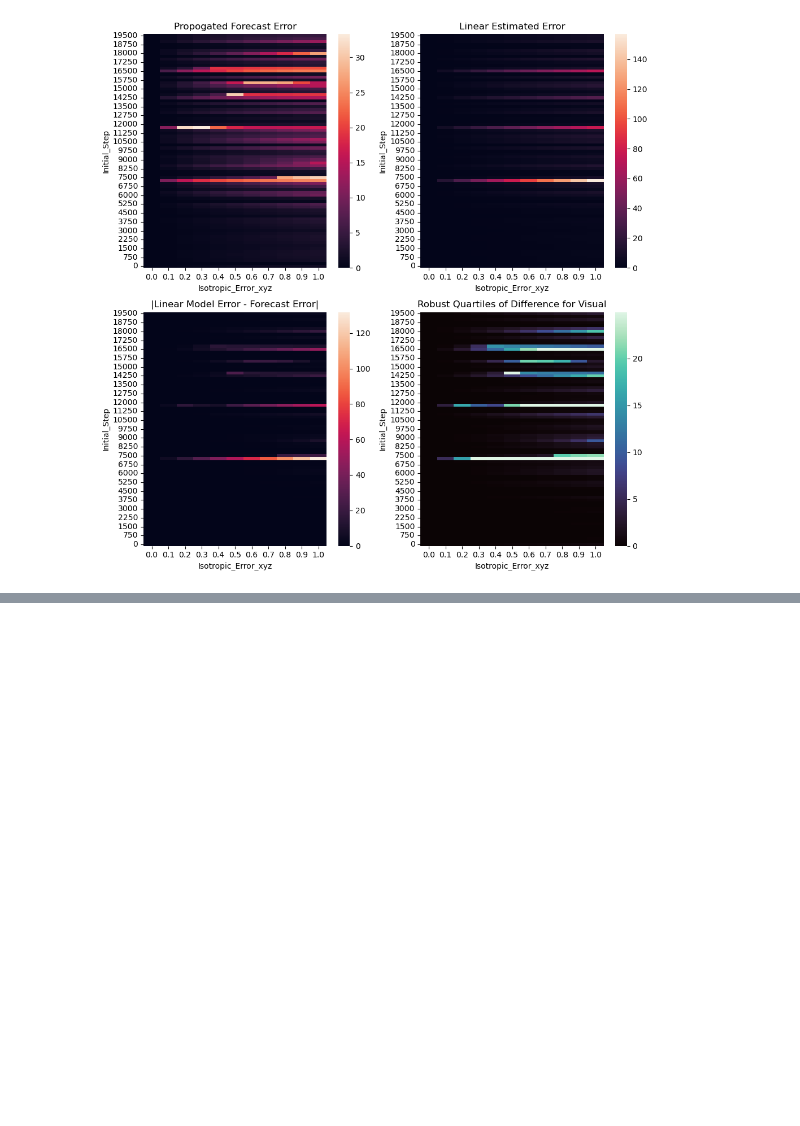
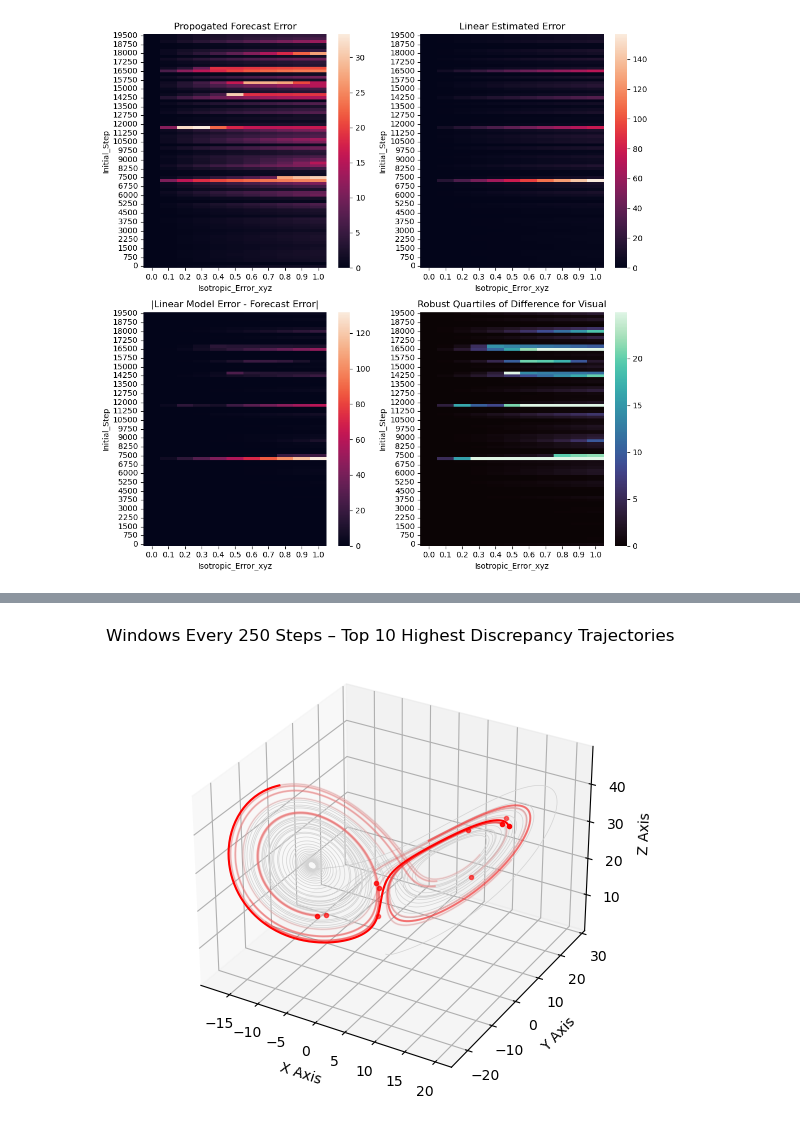
Before and after one commit to AidanJanney/ATOC4500_F24, a Jupyter notebook: Project_1/Project_1.ipynb, the cells around one changed output, grey strips where cells are left out. Saved outputs shown, nothing was run; the diff lists cells and outputs as text; code cells hidden in the pictures; blank space fills up the shorter version.

Commit message:
More graphs!

```diff
--- a/Project_1/Project_1.ipynb
+++ b/Project_1/Project_1.ipynb
@@ -301,3 +301,8 @@ plt.setp(((ax1, ax2), (ax3,ax4)), xticks=ax2.get_xticks(), yticks=ax2.get_yticks
 print()
 # %% [output]
 [figure]
+# %%
+## Computing the Mean to Find the Largest Discrepancies
+error_difference['Mean_Difference'] = error_difference.mean(axis=1)
+non_linear_top = error_difference.sort_values(by=['Mean_Difference'], ascending=False).head(10)
+non_linear_top
@@ -303,0 +325,22 @@ print()
+# %%
+plt.rcParams["figure.figsize"] = [5, 5]
+fig = plt.figure()
+ax = fig.add_subplot(111, projection='3d')  # Updated line
+
+ax.plot(xtraj, ytraj, ztraj, lw=0.5, color='lightgray')
+
+for i,coord in enumerate(list(non_linear_top.index.values)):
+    ax.plot(xtraj[coord],ytraj[coord],ztraj[coord], color='red', marker='o', markersize = 3,alpha=1/((0.1*i+1)))
+    ax.plot(xtraj[coord:coord+500],ytraj[coord:coord+500],ztraj[coord:coord+500],color = 'red',alpha=1/((i+1)))
+#ax.plot(xtrue, ytrue, ztrue, lw=0.5, color='red')
+#ax.plot(xfcst, yfcst, zfcst, lw = 0.5, color='blue')
+
+ax.set_xlabel("X Axis")
+ax.set_ylabel("Y Axis")
+ax.set_zlabel("Z Axis")
+ax.set_title("Windows Every 250 Steps – Top 10 Highest Discrepancy Trajectories")
+
+plt.savefig('./Images_Project_1/q1_lorenz3d_step250_top10_trajectory.png', format='png', dpi=150, bbox_inches='tight')
+plt.show()
+# %% [output]
+[figure, added]
```
Also changed, not shown: parts of 3 cells of this notebook, 5 other files.
